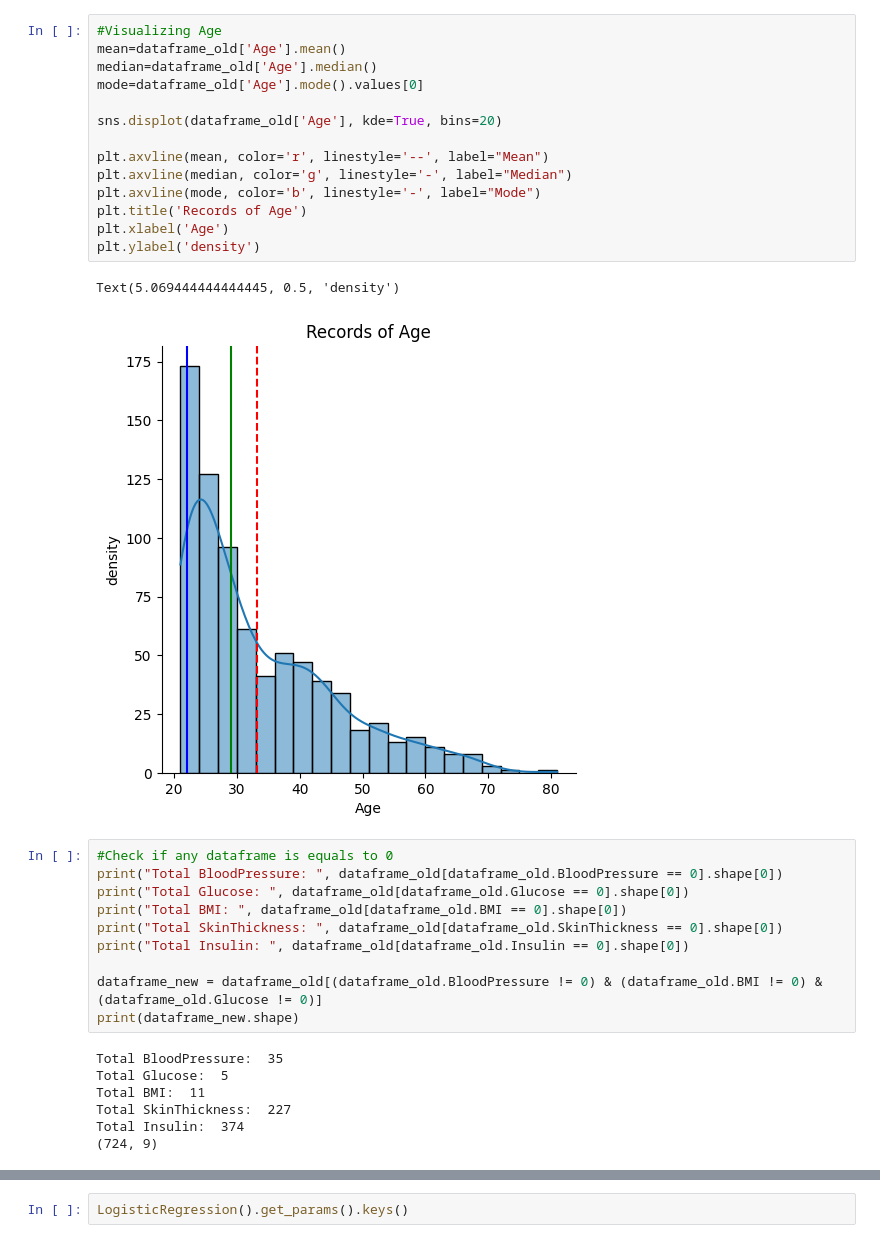
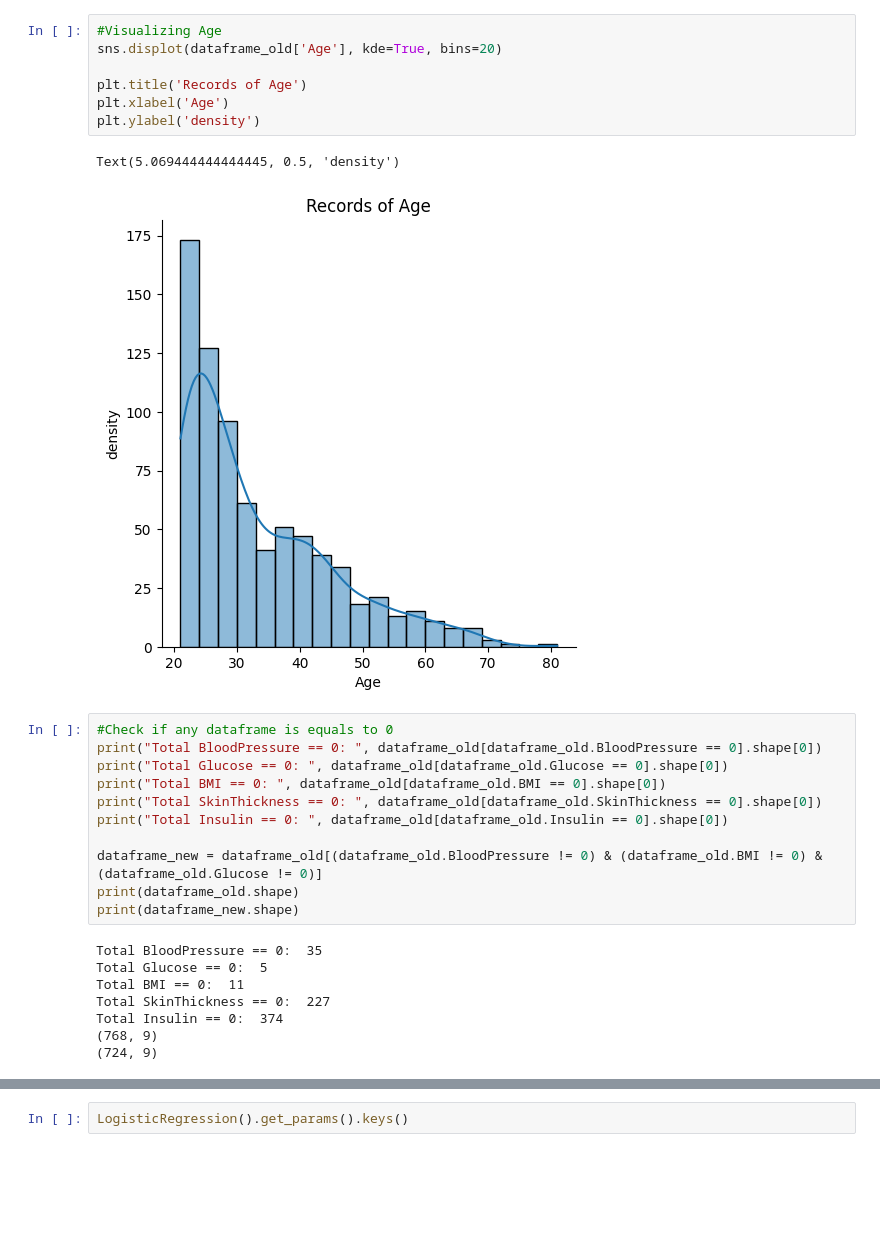
Before and after one commit to AndreaGon/diabetes-ML-model, a Jupyter notebook: ML_assignment.ipynb, the cells around one changed output, grey strips where cells are left out. Saved outputs shown, nothing was run; the diff lists cells and outputs as text; blank space fills up the shorter version.

```diff
--- a/ML_assignment.ipynb
+++ b/ML_assignment.ipynb
@@ -150,34 +116,29 @@ Text(5.069444444444445, 0.5, 'density')
 # %%
 #Visualizing Age
-mean=dataframe_old['Age'].mean()
-median=dataframe_old['Age'].median()
-mode=dataframe_old['Age'].mode().values[0]
-
 sns.displot(dataframe_old['Age'], kde=True, bins=20)
 
-plt.axvline(mean, color='r', linestyle='--', label="Mean")
-plt.axvline(median, color='g', linestyle='-', label="Median")
-plt.axvline(mode, color='b', linestyle='-', label="Mode")
 plt.title('Records of Age')
 plt.xlabel('Age')
 plt.ylabel('density')
 # %% [output]
 Text(5.069444444444445, 0.5, 'density')
-[figure, old version]
+[figure, new version]
 # %%
 #Check if any dataframe is equals to 0
-print("Total BloodPressure: ", dataframe_old[dataframe_old.BloodPressure == 0].shape[0])
-print("Total Glucose: ", dataframe_old[dataframe_old.Glucose == 0].shape[0])
-print("Total BMI: ", dataframe_old[dataframe_old.BMI == 0].shape[0])
-print("Total SkinThickness: ", dataframe_old[dataframe_old.SkinThickness == 0].shape[0])
-print("Total Insulin: ", dataframe_old[dataframe_old.Insulin == 0].shape[0])
+print("Total BloodPressure == 0: ", dataframe_old[dataframe_old.BloodPressure == 0].shape[0])
+print("Total Glucose == 0: ", dataframe_old[dataframe_old.Glucose == 0].shape[0])
+print("Total BMI == 0: ", dataframe_old[dataframe_old.BMI == 0].shape[0])
+print("Total SkinThickness == 0: ", dataframe_old[dataframe_old.SkinThickness == 0].shape[0])
+print("Total Insulin == 0: ", dataframe_old[dataframe_old.Insulin == 0].shape[0])
 
 dataframe_new = dataframe_old[(dataframe_old.BloodPressure != 0) & (dataframe_old.BMI != 0) & (dataframe_old.Glucose != 0)]
+print(dataframe_old.shape)
 print(dataframe_new.shape)
 # %% [output]
-Total BloodPressure:  35
-Total Glucose:  5
-Total BMI:  11
-Total SkinThickness:  227
-Total Insulin:  374
+Total BloodPressure == 0:  35
+Total Glucose == 0:  5
+Total BMI == 0:  11
+Total SkinThickness == 0:  227
+Total Insulin == 0:  374
+(768, 9)
 (724, 9)
```
Also changed, not shown: parts of 22 cells of this notebook, 2 other files.
